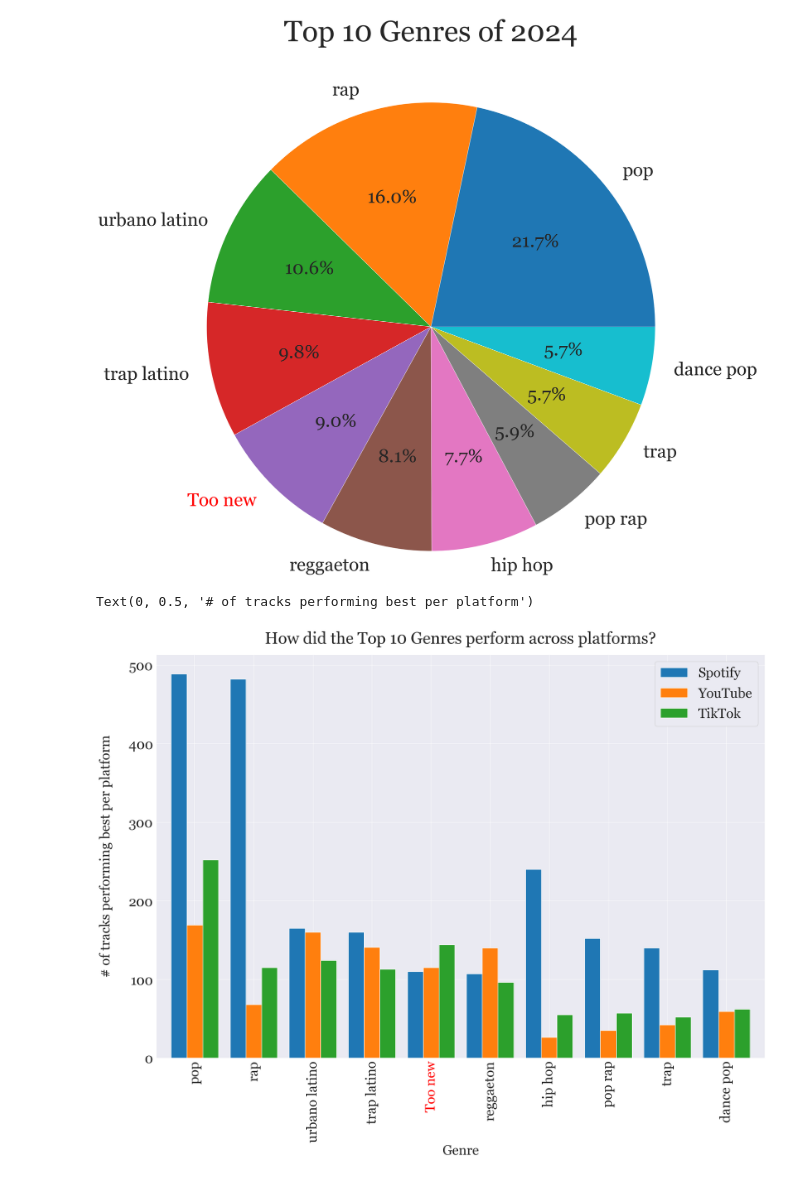
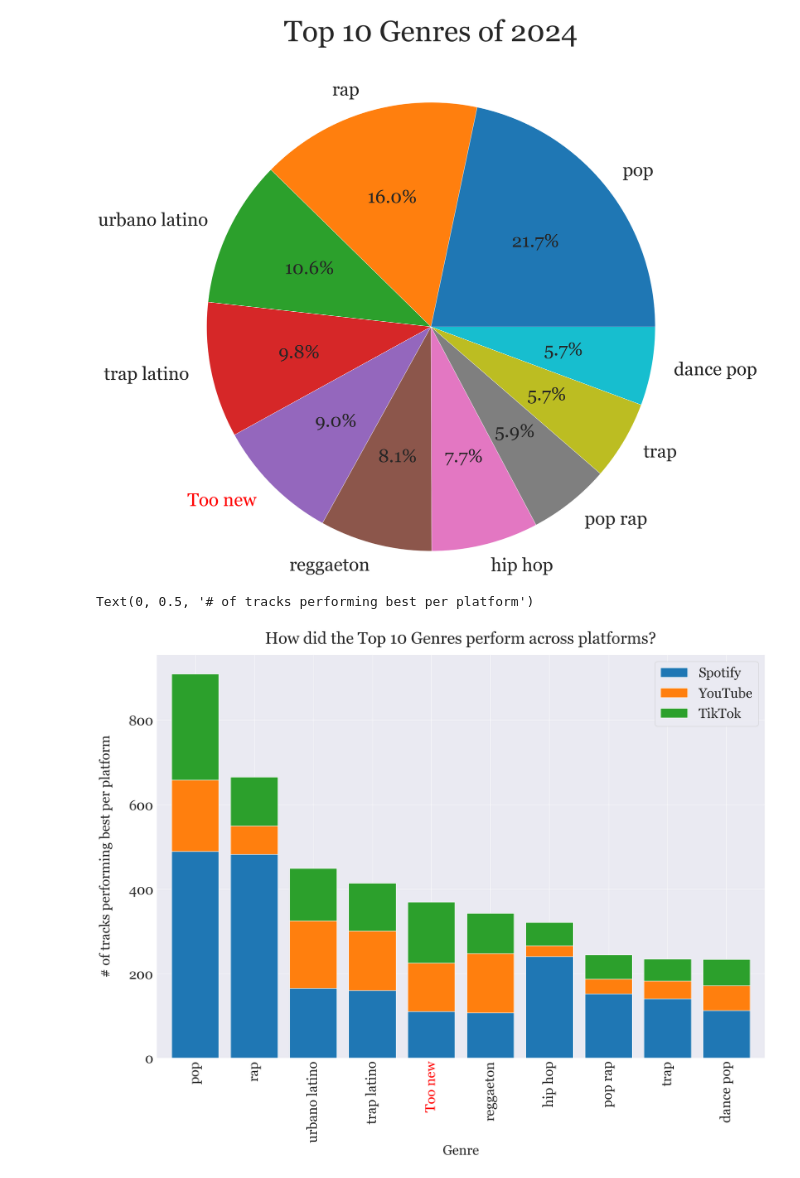
Before and after one commit to bz421/SpotifyProject, a Jupyter notebook: Genres.ipynb, the cells around one changed output. Drawn from its saved outputs; the diff is of its cells as text; code cells hidden in the pictures.

Commit message:
minor changes to graphs and README

```diff
--- a/Genres.ipynb
+++ b/Genres.ipynb
@@ -234,15 +234,16 @@ genre_df = genre_df.drop(columns=['Pandora', 'SoundCloud'])
 # %%
 plt.rcParams.update({'font.size': 30, 'font.family': 'Georgia'})
 ax = genre_df.plot(x='Genre',
               kind='bar',
-              stacked=False,
+              stacked=True,
               title='How did the Top 10 Genres perform across platforms?',
               width=0.8,
               figsize=(24, 16))
+
 ax.get_xticklabels()[4].set_color('red')
 ax.set_title('How did the Top 10 Genres perform across platforms?', y=1.02)
 ax.set_ylabel('# of tracks performing best per platform', labelpad=35)
 # %% [output]
 Text(0, 0.5, '# of tracks performing best per platform')
-[figure, old version]
+[figure, new version]
 # %%
```
Also changed, not shown: parts of 6 cells of this notebook, 3 other files.
